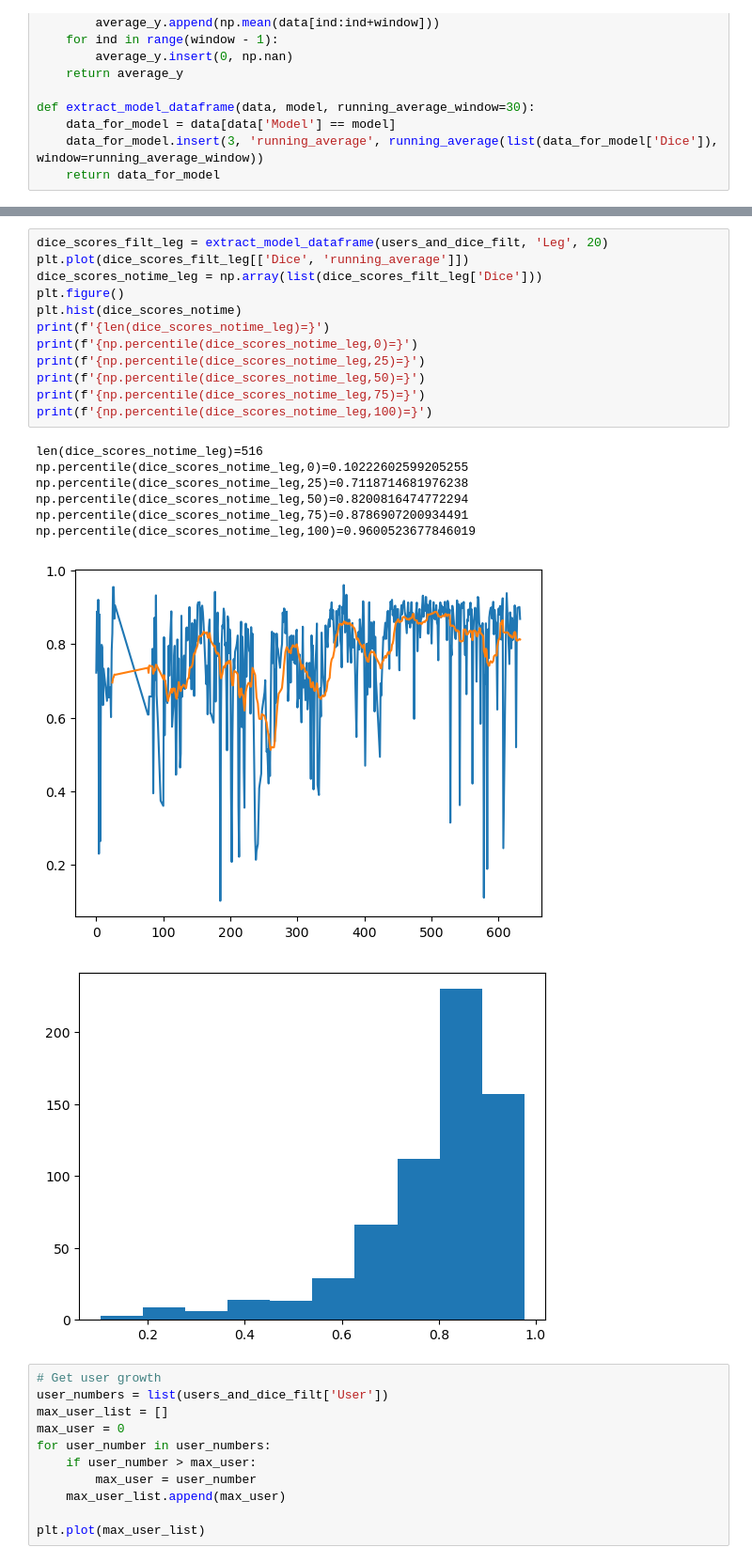
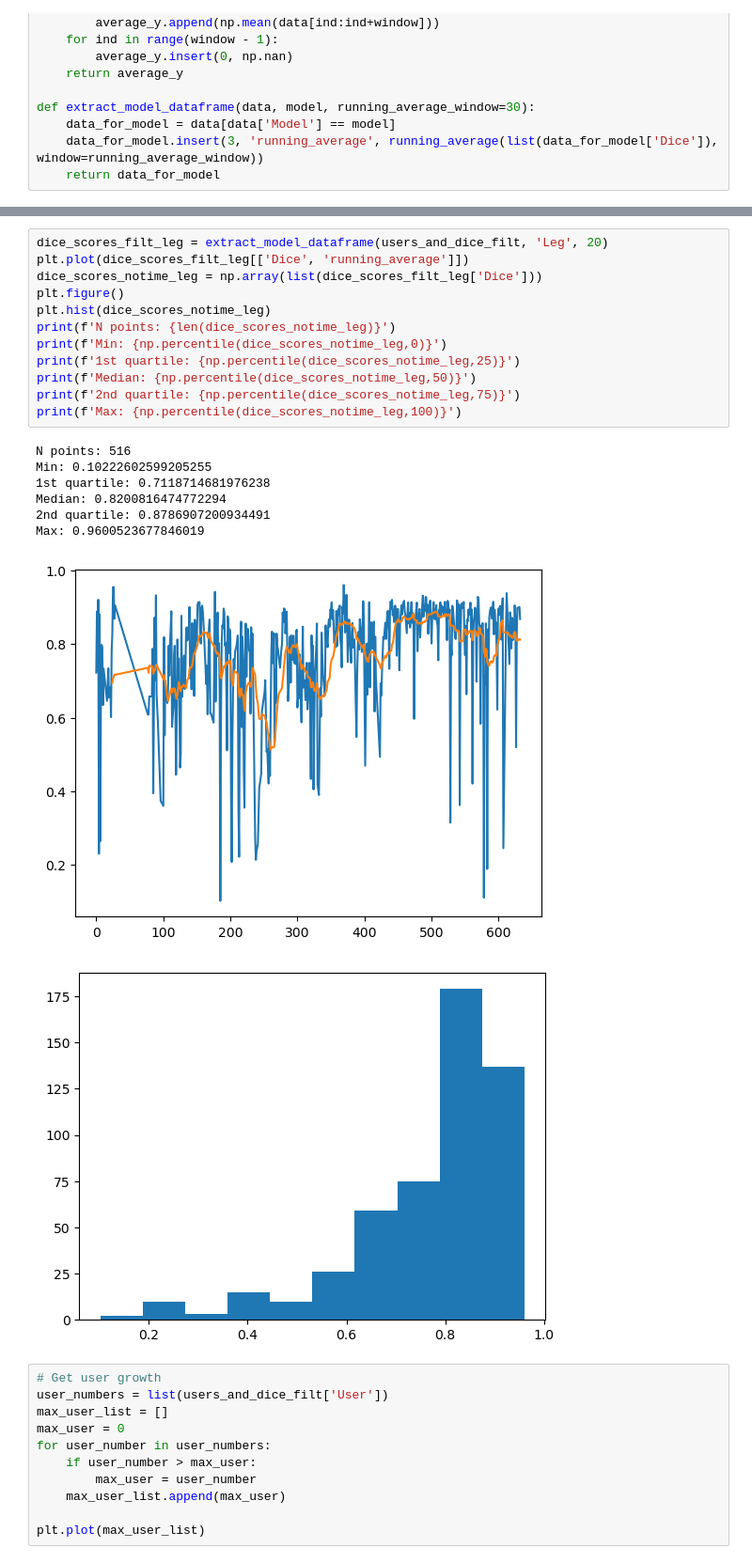
Before and after one commit to dafne-imaging/dafne-evaluation, a Jupyter notebook: dafne_figures.ipynb, the cells around one changed output, grey strips where cells are left out. Shown at 94% size. Saved outputs shown, nothing was run; the diff lists cells and outputs as text.

```diff
--- a/dafne_figures.ipynb
+++ b/dafne_figures.ipynb
@@ -224,24 +224,24 @@ np.percentile(dice_scores_notime_thigh,100)=0.9763815896475714
 # %%
 dice_scores_filt_leg = extract_model_dataframe(users_and_dice_filt, 'Leg', 20)
 plt.plot(dice_scores_filt_leg[['Dice', 'running_average']])
 dice_scores_notime_leg = np.array(list(dice_scores_filt_leg['Dice']))
 plt.figure()
-plt.hist(dice_scores_notime)
-print(f'{len(dice_scores_notime_leg)=}')
-print(f'{np.percentile(dice_scores_notime_leg,0)=}')
-print(f'{np.percentile(dice_scores_notime_leg,25)=}')
-print(f'{np.percentile(dice_scores_notime_leg,50)=}')
-print(f'{np.percentile(dice_scores_notime_leg,75)=}')
-print(f'{np.percentile(dice_scores_notime_leg,100)=}')
+plt.hist(dice_scores_notime_leg)
+print(f'N points: {len(dice_scores_notime_leg)}')
+print(f'Min: {np.percentile(dice_scores_notime_leg,0)}')
+print(f'1st quartile: {np.percentile(dice_scores_notime_leg,25)}')
+print(f'Median: {np.percentile(dice_scores_notime_leg,50)}')
+print(f'2nd quartile: {np.percentile(dice_scores_notime_leg,75)}')
+print(f'Max: {np.percentile(dice_scores_notime_leg,100)}')
 # %% [output]
-len(dice_scores_notime_leg)=516
-np.percentile(dice_scores_notime_leg,0)=0.10222602599205255
-np.percentile(dice_scores_notime_leg,25)=0.7118714681976238
-np.percentile(dice_scores_notime_leg,50)=0.8200816474772294
-np.percentile(dice_scores_notime_leg,75)=0.8786907200934491
-np.percentile(dice_scores_notime_leg,100)=0.9600523677846019
+N points: 516
+Min: 0.10222602599205255
+1st quartile: 0.7118714681976238
+Median: 0.8200816474772294
+2nd quartile: 0.8786907200934491
+Max: 0.9600523677846019
 [figure]
-[figure, old version]
+[figure, new version]
 # %%
 # Get user growth
 user_numbers = list(users_and_dice_filt['User'])
```
Also changed, not shown: parts of 4 cells of this notebook, 1 other file.
